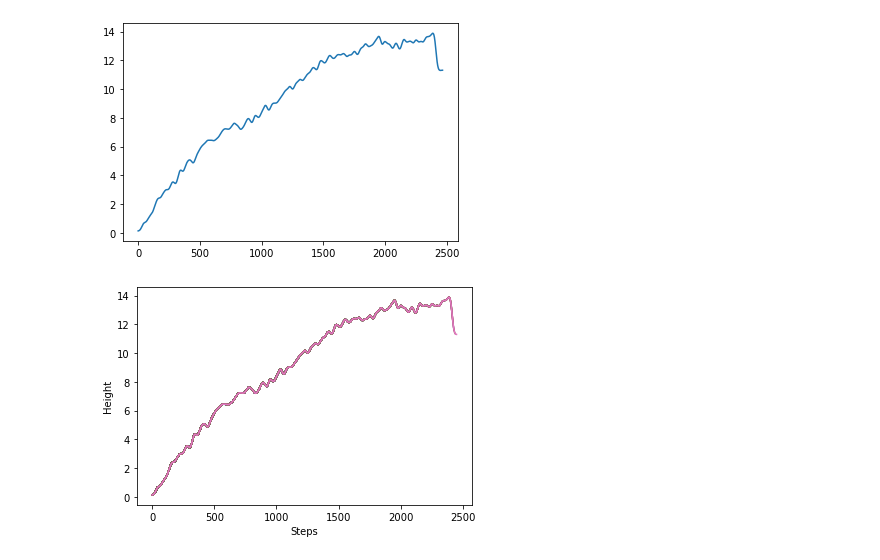
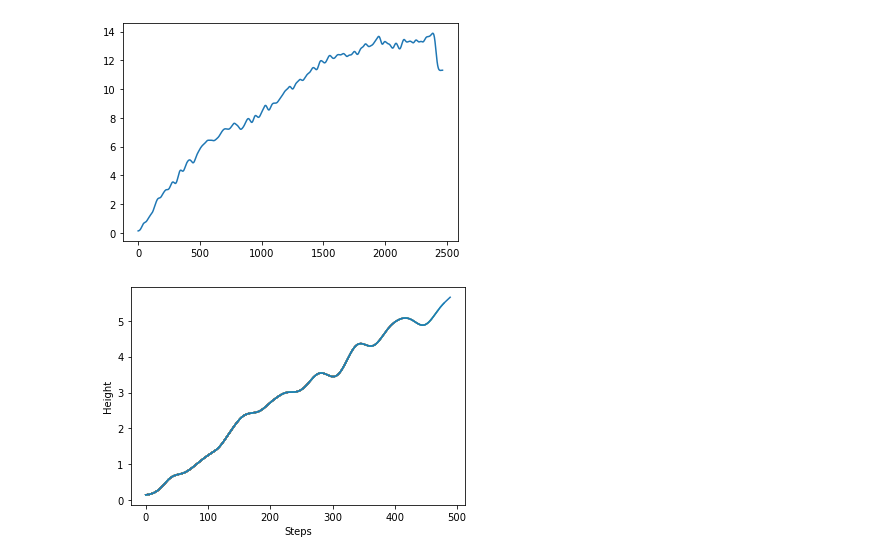
Before and after one commit to ChristopherRussell/MAMMUT-STARTHACK21, a Jupyter notebook: animated_graph_video.ipynb, the cells around one changed output. Cells and saved outputs as stored; diff of their text form; code cells hidden in the pictures.

```diff
--- a/animated_graph_video.ipynb
+++ b/animated_graph_video.ipynb
@@ -13,6 +18,8 @@ plt.plot(list(f['climbs/0/height_profile']))
 [<matplotlib.lines.Line2D at 0x...>]
 [figure]
 # %%
+height_profile = f['climbs/0/height_profile']
+
 def buildmebarchart(i=int):
     p = plt.plot(height_profile[:(i*10)]) #note it only returns the dataset, up to the point i
     plt.xlabel('Steps')
@@ -20,9 +27,9 @@ def buildmebarchart(i=int):
 # %%
 """ MAKE ANIMATED GRAPH """
 height_profile = f['climbs/0/height_profile']
 fig = plt.figure()
-animator = ani.FuncAnimation(fig, buildmebarchart, interval = 10, frames=math.floor(len(height_profile)/10))
-animator.save('myfirstAnimation.flv', savefig_kwargs={'transparent': True, 'facecolor': 'none'})
+animator = ani.FuncAnimation(fig, buildmebarchart, interval = 10, frames=50)
+animator.save('anim_graph.mp4', savefig_kwargs={'transparent': True, 'facecolor': 'none'})
 plt.show()
 # %% [output]
-[figure, old version]
+[figure, new version]
```
Also changed, not shown: parts of 13 cells of this notebook, 2 other files.
